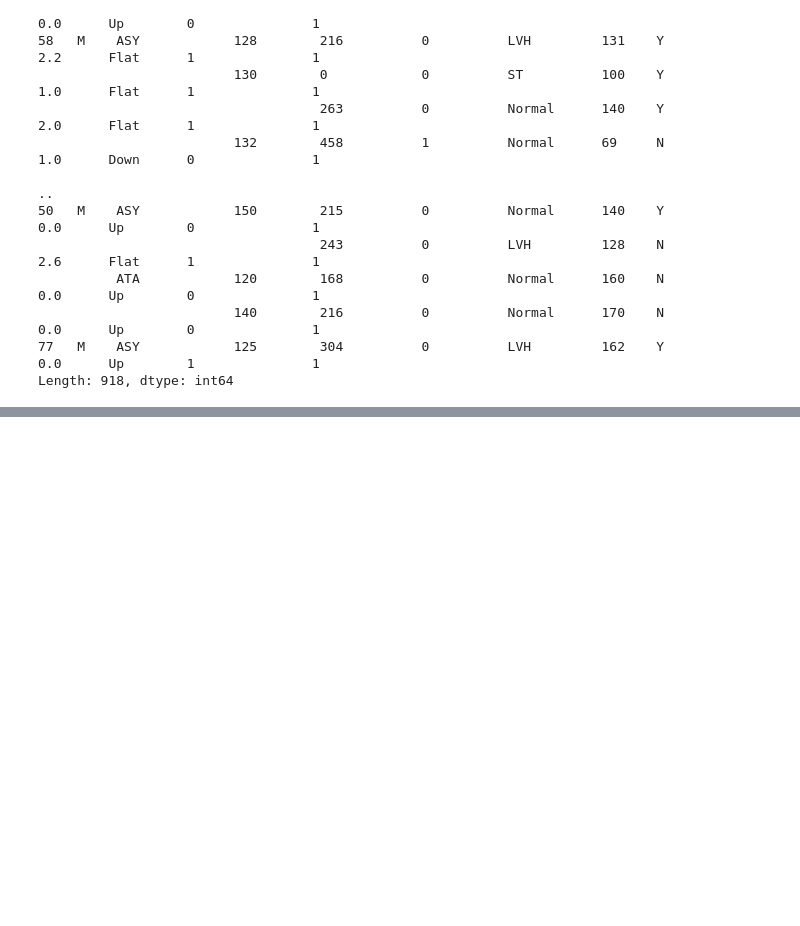
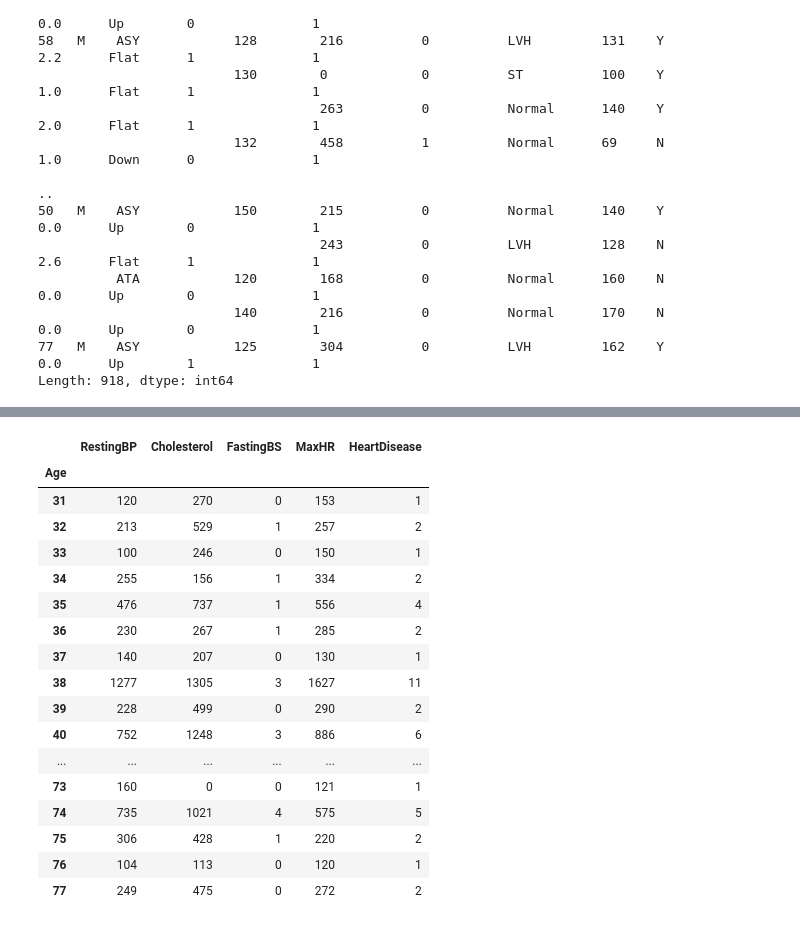
Before and after one commit to Irfan-Ahmad-byte/my_pandas, a Jupyter notebook: heart_failure.ipynb, the cells around one changed output, grey strips where cells are left out. Saved outputs shown, nothing was run; the diff lists cells and outputs as text; code cells hidden in the pictures; blank space fills up the shorter version.

```diff
--- a/heart_failure.ipynb
+++ b/heart_failure.ipynb
@@ -70,0 +114,24 @@ dtype: object
+# %%
+diseased_factors = fators_data[fators_data['HeartDisease']!= 0]
+# group by age
+age_grps = diseased_factors.groupby(by='Age').sum()
+age_grps
+# %% [output]
+|  | RestingBP | Cholesterol | FastingBS | MaxHR | HeartDisease |
+| Age |  |  |  |  |  |
+| 31 | 120 | 270 | 0 | 153 | 1 |
+| 32 | 213 | 529 | 1 | 257 | 2 |
+| 33 | 100 | 246 | 0 | 150 | 1 |
+| 34 | 255 | 156 | 1 | 334 | 2 |
+| 35 | 476 | 737 | 1 | 556 | 4 |
+| 36 | 230 | 267 | 1 | 285 | 2 |
+| 37 | 140 | 207 | 0 | 130 | 1 |
+| 38 | 1277 | 1305 | 3 | 1627 | 11 |
+| 39 | 228 | 499 | 0 | 290 | 2 |
+| 40 | 752 | 1248 | 3 | 886 | 6 |
+| ... | ... | ... | ... | ... | ... |
+| 73 | 160 | 0 | 0 | 121 | 1 |
+| 74 | 735 | 1021 | 4 | 575 | 5 |
+| 75 | 306 | 428 | 1 | 220 | 2 |
+| 76 | 104 | 113 | 0 | 120 | 1 |
+| 77 | 249 | 475 | 0 | 272 | 2 |
```
Also changed, not shown: parts of 10 cells of this notebook.
